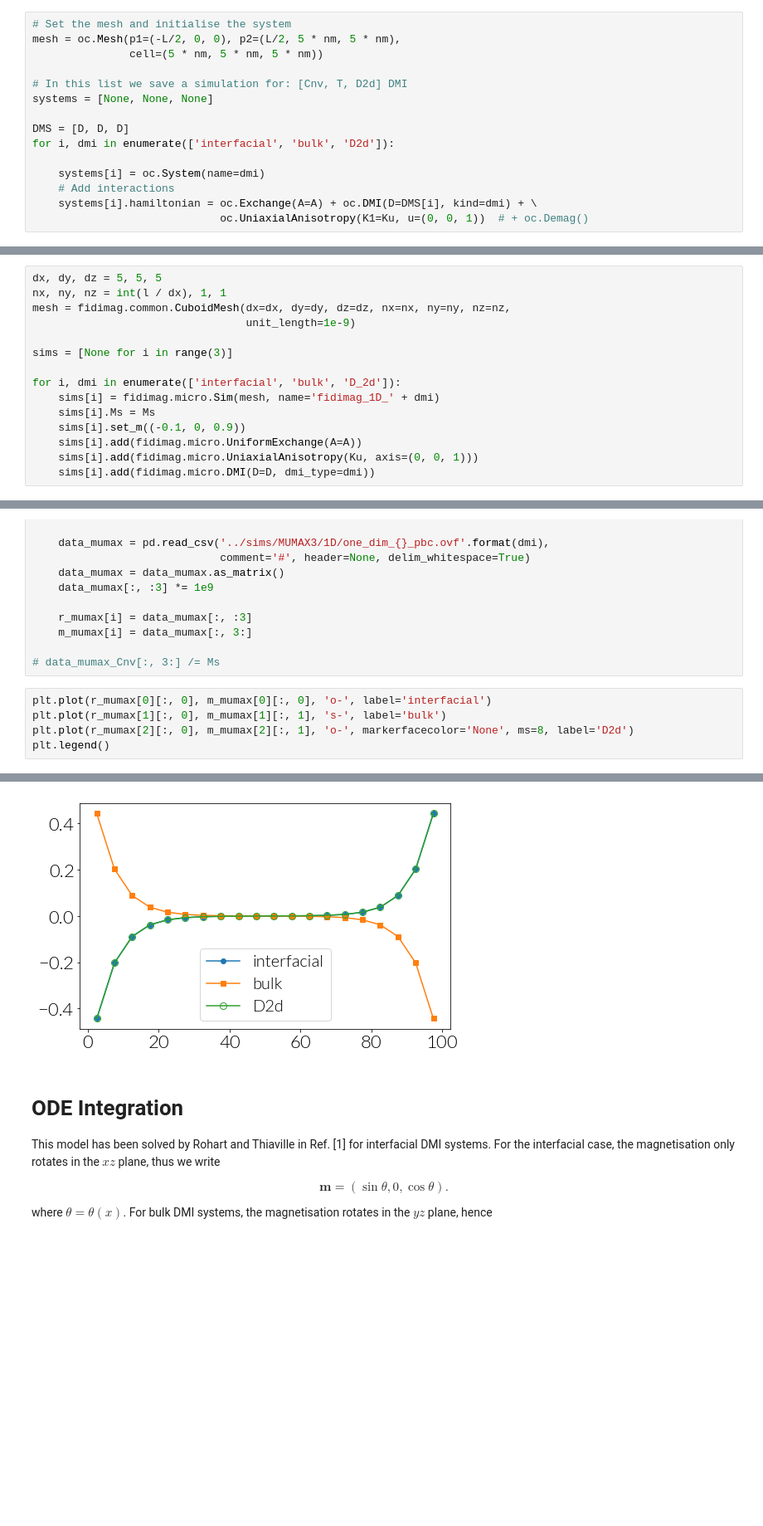
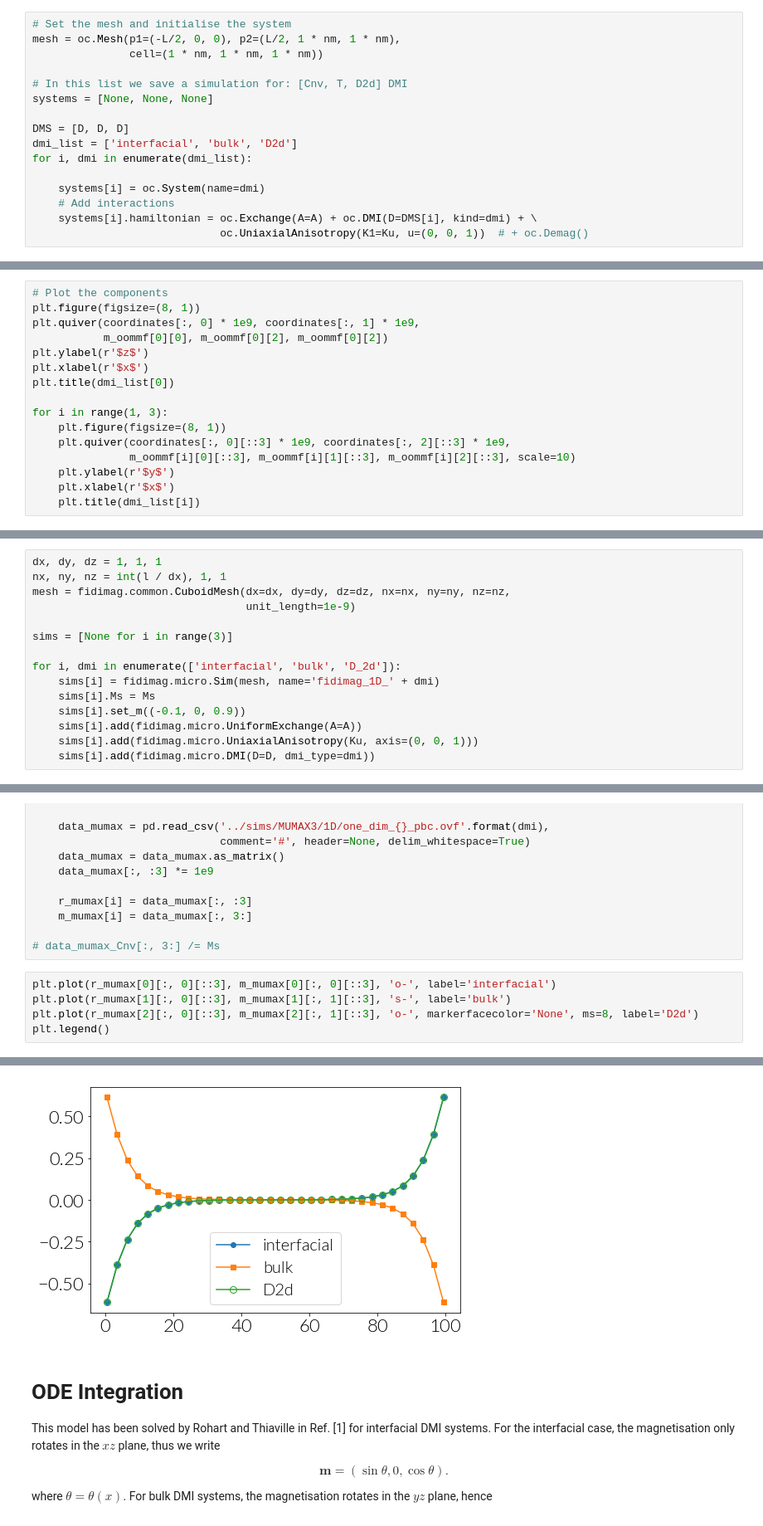
Before and after one commit to fangohr/paper-supplement-standard-problem-dmi, a Jupyter notebook: notebooks/1d_problem.ipynb, the cells around one changed output, grey strips where cells are left out. Shown at 83% size. Cells and saved outputs as stored; diff of their text form; blank space fills up the shorter version.

```diff
--- a/notebooks/1d_problem.ipynb
+++ b/notebooks/1d_problem.ipynb
@@ -45,14 +45,15 @@ plt.style.use('lato_style.mplstyle')
 In OOMMF we use custom modules for the calculation of the DMI, which are implemented in the JOOMMF code:
 # %%
 # Set the mesh and initialise the system
-mesh = oc.Mesh(p1=(-L/2, 0, 0), p2=(L/2, 5 * nm, 5 * nm),
-               cell=(5 * nm, 5 * nm, 5 * nm))
+mesh = oc.Mesh(p1=(-L/2, 0, 0), p2=(L/2, 1 * nm, 1 * nm),
+               cell=(1 * nm, 1 * nm, 1 * nm))
 
 # In this list we save a simulation for: [Cnv, T, D2d] DMI
 systems = [None, None, None]
 
 DMS = [D, D, D]
-for i, dmi in enumerate(['interfacial', 'bulk', 'D2d']):
+dmi_list = ['interfacial', 'bulk', 'D2d']
+for i, dmi in enumerate(dmi_list):
 
     systems[i] = oc.System(name=dmi)
     # Add interactions
@@ -118,0 +118,16 @@ plt.legend()
+# %%
+# Plot the components
+plt.figure(figsize=(8, 1))
+plt.quiver(coordinates[:, 0] * 1e9, coordinates[:, 1] * 1e9,
+           m_oommf[0][0], m_oommf[0][2], m_oommf[0][2])
+plt.ylabel(r'$z$')
+plt.xlabel(r'$x$')
+plt.title(dmi_list[0])
+
+for i in range(1, 3):
+    plt.figure(figsize=(8, 1))
+    plt.quiver(coordinates[:, 0][::3] * 1e9, coordinates[:, 2][::3] * 1e9,
+               m_oommf[i][0][::3], m_oommf[i][1][::3], m_oommf[i][2][::3], scale=10)
+    plt.ylabel(r'$y$')
+    plt.xlabel(r'$x$')
+    plt.title(dmi_list[i])
@@ -123,7 +142,7 @@ import fidimag
 # %% [markdown]
 We set interfacial, bulk and $D_{2d}$ DMI simulations for Fidimag:
 # %%
-dx, dy, dz = 5, 5, 5
+dx, dy, dz = 1, 1, 1
 nx, ny, nz = int(l / dx), 1, 1
 mesh = fidimag.common.CuboidMesh(dx=dx, dy=dy, dz=dz, nx=nx, ny=ny, nz=nz,
                                  unit_length=1e-9)
@@ -185,13 +204,13 @@ for i, dmi in enumerate(['inter', 'bulk', 'D2d']):
 
 # data_mumax_Cnv[:, 3:] /= Ms
 # %%
-plt.plot(r_mumax[0][:, 0], m_mumax[0][:, 0], 'o-', label='interfacial')
-plt.plot(r_mumax[1][:, 0], m_mumax[1][:, 1], 's-', label='bulk')
-plt.plot(r_mumax[2][:, 0], m_mumax[2][:, 1], 'o-', markerfacecolor='None', ms=8, label='D2d')
+plt.plot(r_mumax[0][:, 0][::3], m_mumax[0][:, 0][::3], 'o-', label='interfacial')
+plt.plot(r_mumax[1][:, 0][::3], m_mumax[1][:, 1][::3], 's-', label='bulk')
+plt.plot(r_mumax[2][:, 0][::3], m_mumax[2][:, 1][::3], 'o-', markerfacecolor='None', ms=8, label='D2d')
 plt.legend()
 # %% [output]
 <matplotlib.legend.Legend at 0x...>
-[figure, old version]
+[figure, new version]
 # %% [markdown]
 # ODE Integration
 
```
Also changed, not shown: parts of 12 cells of this notebook, 7 other files.
